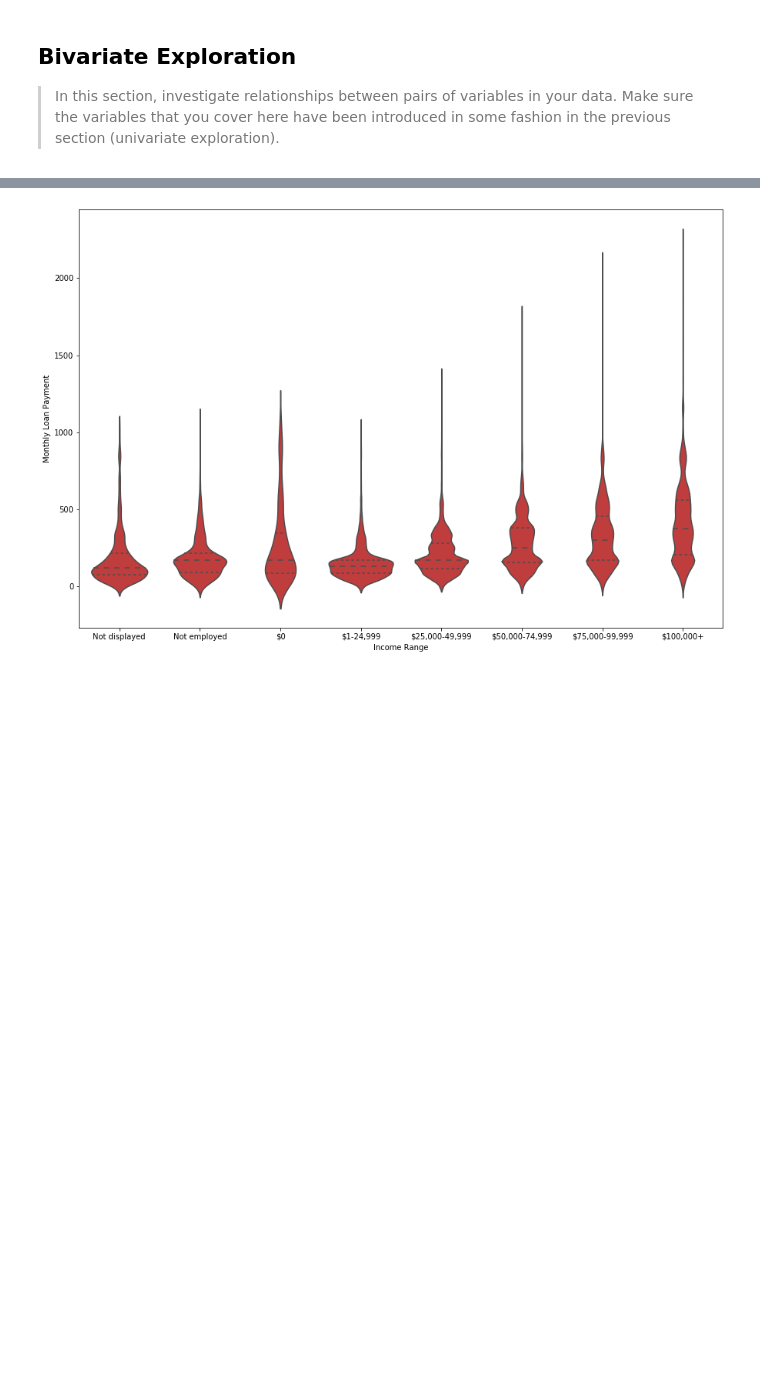
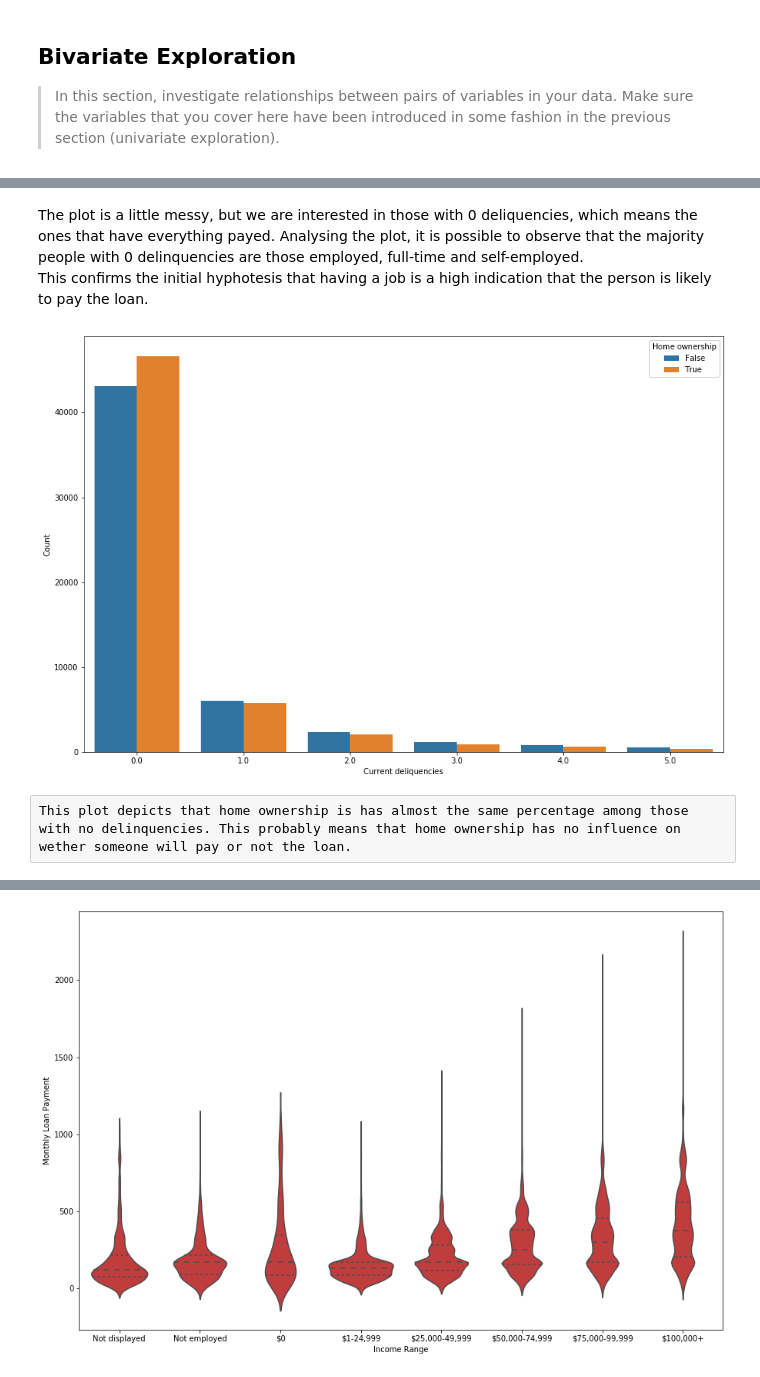
Before and after one commit to dsllt/-Udacity_DA_P5, a Jupyter notebook: Prosper_Loan_Data.ipynb, the cells around one changed output, grey strips where cells are left out. Saved outputs shown, nothing was run; the diff lists cells and outputs as text; code cells hidden in the pictures; blank space fills up the shorter version.

```diff
--- a/Prosper_Loan_Data.ipynb
+++ b/Prosper_Loan_Data.ipynb
@@ -535,0 +546,14 @@ fashion in the previous section (univariate exploration).
+# %% [markdown]
+The plot is a little messy, but we are interested in those with 0 deliquencies, which means the ones that have everything payed. Analysing the plot, it is possible to observe that the majority people with 0 delinquencies are those employed, full-time and self-employed.
+This confirms the initial hyphotesis that having a job is a high indication that the person is likely to pay the loan.
+# %%
+plt.figure(figsize=(15,10))
+sb.countplot(data = df_loan, x = 'CurrentDelinquencies', hue = 'IsBorrowerHomeowner')
+plt.xlabel('Current deliquencies')
+plt.ylabel('Count')
+plt.legend(framealpha = 1, title = 'Home ownership')
+plt.xlim(-0.5,5.5);
+# %% [output]
+[figure, added]
+# %% [raw]
+This plot depicts that home ownership is has almost the same percentage among those with no delinquencies. This probably means that home ownership has no influence on wether someone will pay or not the loan.
```
Also changed, not shown: parts of 24 cells of this notebook.
